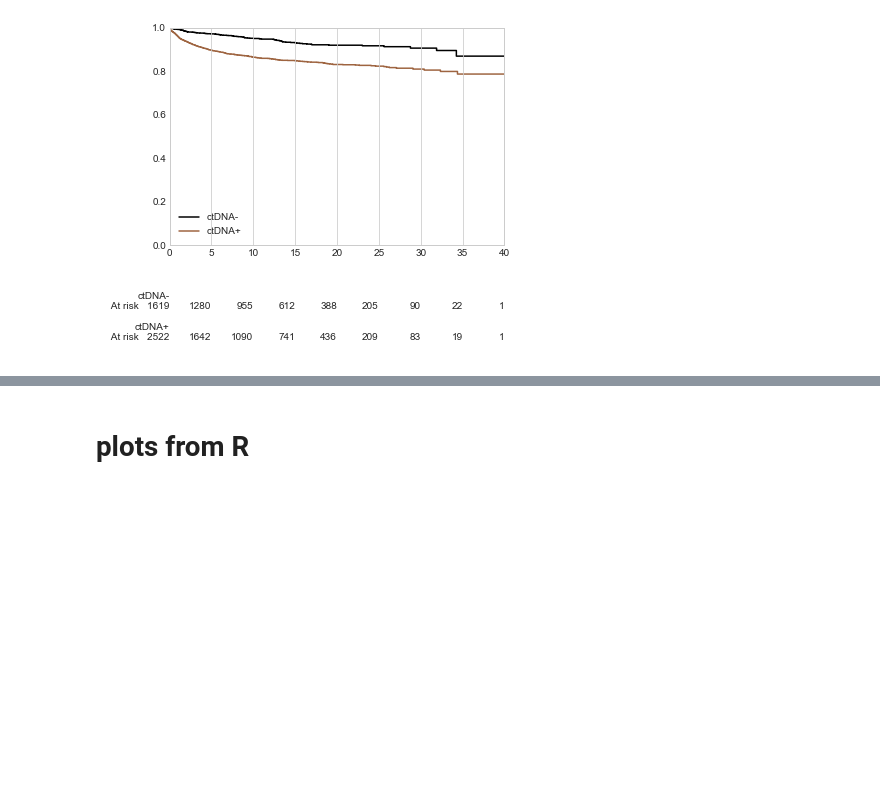
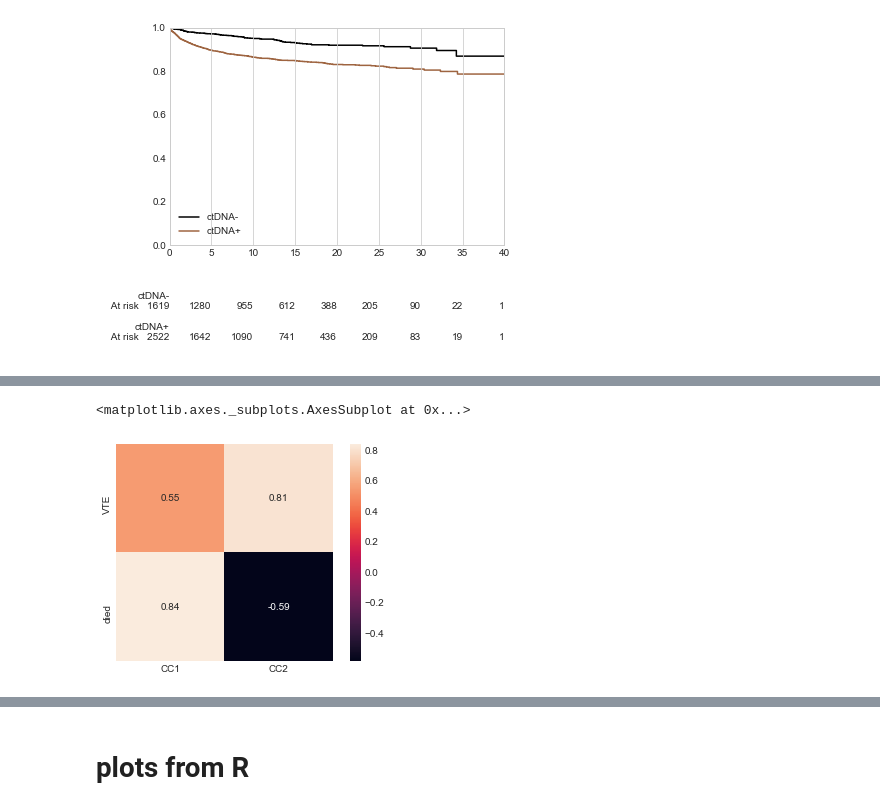
Before and after one commit to clinical-data-mining/ctDNA_CAT, a Jupyter notebook: code/VTE_visualize.ipynb, the cells around one changed output, grey strips where cells are left out. Drawn from its saved outputs; the diff is of its cells as text; code cells hidden in the pictures; blank space fills up the shorter version.

```diff
--- a/code/VTE_visualize.ipynb
+++ b/code/VTE_visualize.ipynb
@@ -60,0 +137,6 @@ fig.savefig('ctDNA_CAT_discovery.pdf', format='pdf')
+# %%
+y_loadings = pd.DataFrame(data=cca.y_loadings_,columns = ['CC1','CC2'],index=X2.columns)
+sns.heatmap(y_loadings,annot=True,square=True)
+# %% [output]
+<matplotlib.axes._subplots.AxesSubplot at 0x...>
+[figure, added]
```
Also changed, not shown: parts of 5 cells of this notebook, 1 other file.
